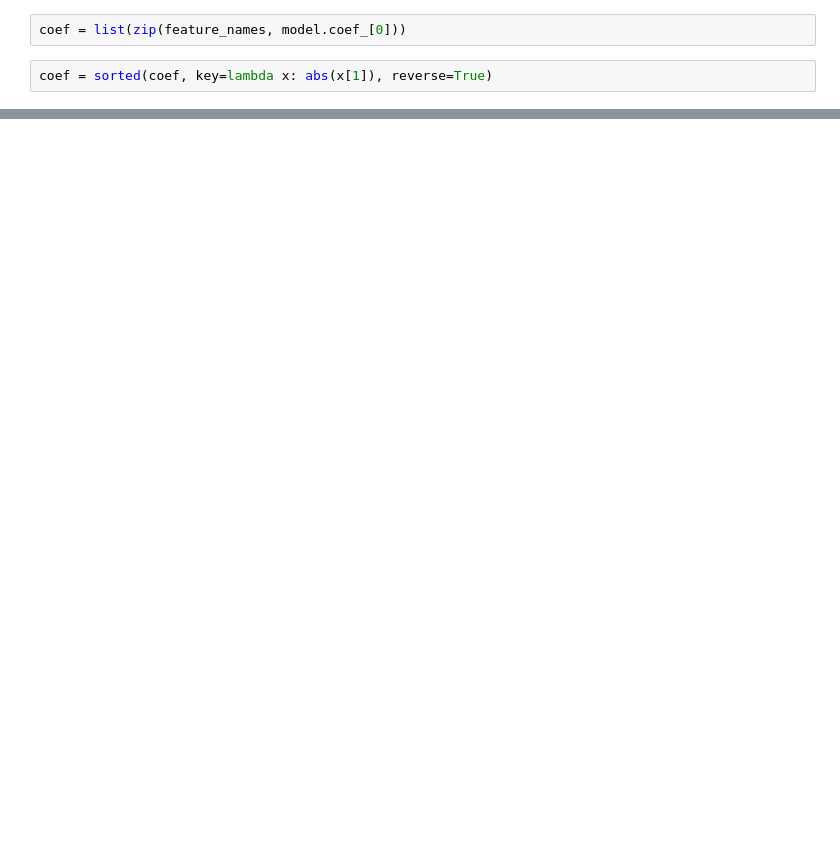
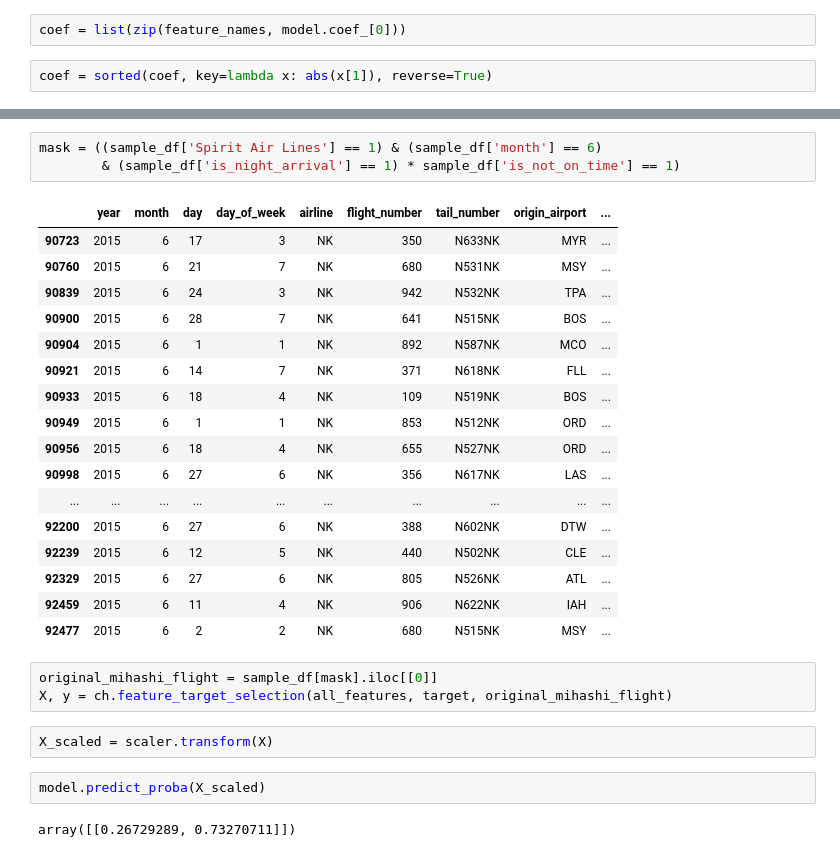
Before and after one commit to binh748/flight-classification, a Jupyter notebook: visualizations.ipynb, the cells around one changed output, grey strips where cells are left out. Saved outputs shown, nothing was run; the diff lists cells and outputs as text; blank space fills up the shorter version.

```diff
--- a/visualizations.ipynb
+++ b/visualizations.ipynb
@@ -193,0 +296,30 @@ for row in largest_coef:
+# %%
+mask = ((sample_df['Spirit Air Lines'] == 1) & (sample_df['month'] == 6)
+        & (sample_df['is_night_arrival'] == 1) * sample_df['is_not_on_time'] == 1)
+# %% [output]
+|  | year | month | day | day_of_week | airline | flight_number | tail_number | origin_airport | ... |
+| 90723 | 2015 | 6 | 17 | 3 | NK | 350 | N633NK | MYR | ... |
+| 90760 | 2015 | 6 | 21 | 7 | NK | 680 | N531NK | MSY | ... |
+| 90839 | 2015 | 6 | 24 | 3 | NK | 942 | N532NK | TPA | ... |
+| 90900 | 2015 | 6 | 28 | 7 | NK | 641 | N515NK | BOS | ... |
+| 90904 | 2015 | 6 | 1 | 1 | NK | 892 | N587NK | MCO | ... |
+| 90921 | 2015 | 6 | 14 | 7 | NK | 371 | N618NK | FLL | ... |
+| 90933 | 2015 | 6 | 18 | 4 | NK | 109 | N519NK | BOS | ... |
+| 90949 | 2015 | 6 | 1 | 1 | NK | 853 | N512NK | ORD | ... |
+| 90956 | 2015 | 6 | 18 | 4 | NK | 655 | N527NK | ORD | ... |
+| 90998 | 2015 | 6 | 27 | 6 | NK | 356 | N617NK | LAS | ... |
+| ... | ... | ... | ... | ... | ... | ... | ... | ... | ... |
+| 92200 | 2015 | 6 | 27 | 6 | NK | 388 | N602NK | DTW | ... |
+| 92239 | 2015 | 6 | 12 | 5 | NK | 440 | N502NK | CLE | ... |
+| 92329 | 2015 | 6 | 27 | 6 | NK | 805 | N526NK | ATL | ... |
+| 92459 | 2015 | 6 | 11 | 4 | NK | 906 | N622NK | IAH | ... |
+| 92477 | 2015 | 6 | 2 | 2 | NK | 680 | N515NK | MSY | ... |
+# %%
+original_mihashi_flight = sample_df[mask].iloc[[0]]
+X, y = ch.feature_target_selection(all_features, target, original_mihashi_flight)
+# %%
+X_scaled = scaler.transform(X)
+# %%
+model.predict_proba(X_scaled)
+# %% [output]
+array([[0.26729289, 0.73270711]])
```
Also changed, not shown: parts of 31 cells of this notebook, 2 other files.
